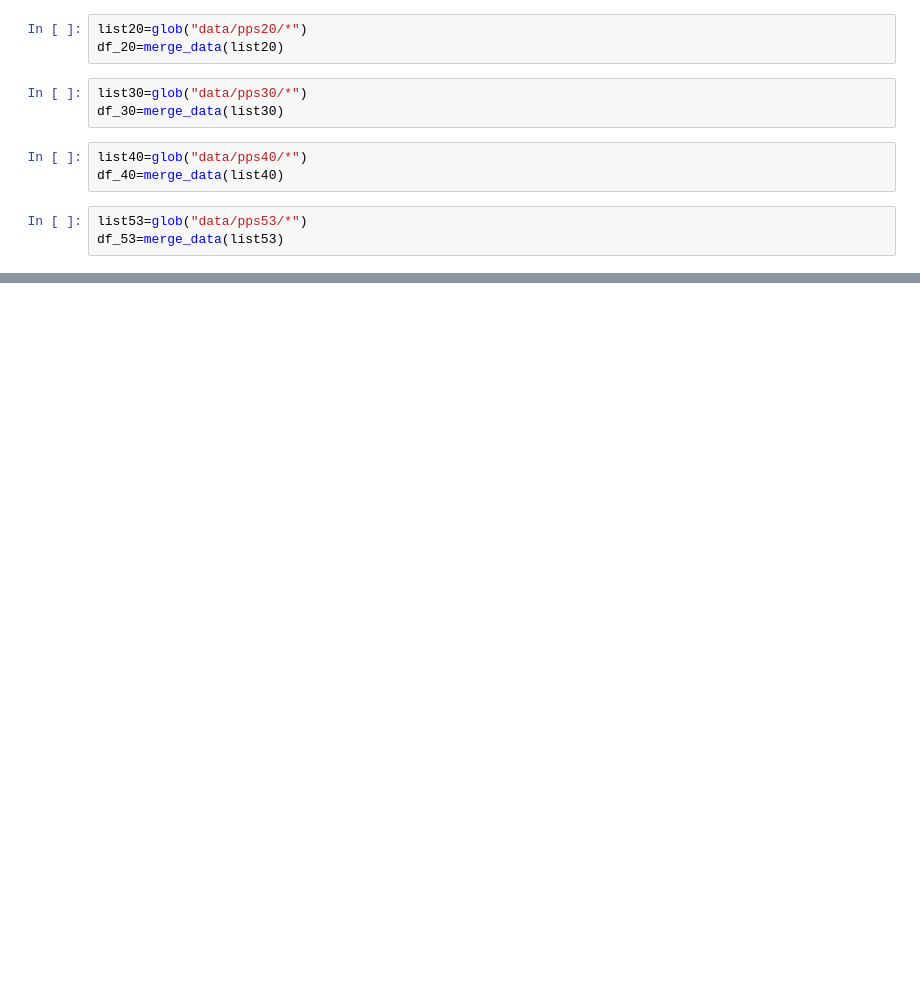
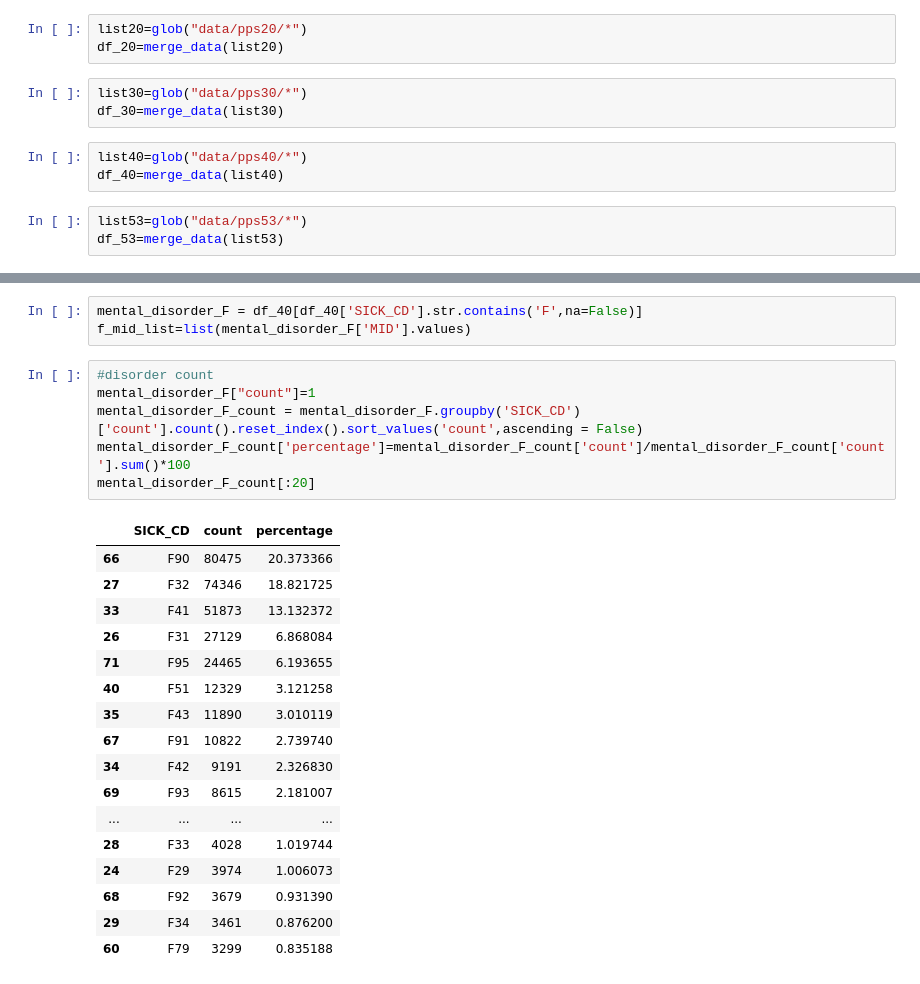
Before and after one commit to yeonghwanchoi/TIL, a Jupyter notebook: fun_project/hira/hira.ipynb, the cells around one changed output, grey strips where cells are left out. Drawn from its saved outputs; the diff is of its cells as text; blank space fills up the shorter version.

```diff
--- a/fun_project/hira/hira.ipynb
+++ b/fun_project/hira/hira.ipynb
@@ -112,0 +27,27 @@ df_YKIHO
+# %%
+mental_disorder_F = df_40[df_40['SICK_CD'].str.contains('F',na=False)]
+f_mid_list=list(mental_disorder_F['MID'].values)
+# %%
+#disorder count
+mental_disorder_F["count"]=1
+mental_disorder_F_count = mental_disorder_F.groupby('SICK_CD')['count'].count().reset_index().sort_values('count',ascending = False)
+mental_disorder_F_count['percentage']=mental_disorder_F_count['count']/mental_disorder_F_count['count'].sum()*100
+mental_disorder_F_count[:20]
+# %% [output]
+|  | SICK_CD | count | percentage |
+| 66 | F90 | 80475 | 20.373366 |
+| 27 | F32 | 74346 | 18.821725 |
+| 33 | F41 | 51873 | 13.132372 |
+| 26 | F31 | 27129 | 6.868084 |
+| 71 | F95 | 24465 | 6.193655 |
+| 40 | F51 | 12329 | 3.121258 |
+| 35 | F43 | 11890 | 3.010119 |
+| 67 | F91 | 10822 | 2.739740 |
+| 34 | F42 | 9191 | 2.326830 |
+| 69 | F93 | 8615 | 2.181007 |
+| ... | ... | ... | ... |
+| 28 | F33 | 4028 | 1.019744 |
+| 24 | F29 | 3974 | 1.006073 |
+| 68 | F92 | 3679 | 0.931390 |
+| 29 | F34 | 3461 | 0.876200 |
+| 60 | F79 | 3299 | 0.835188 |
```
Also changed, not shown: parts of 27 cells of this notebook.
